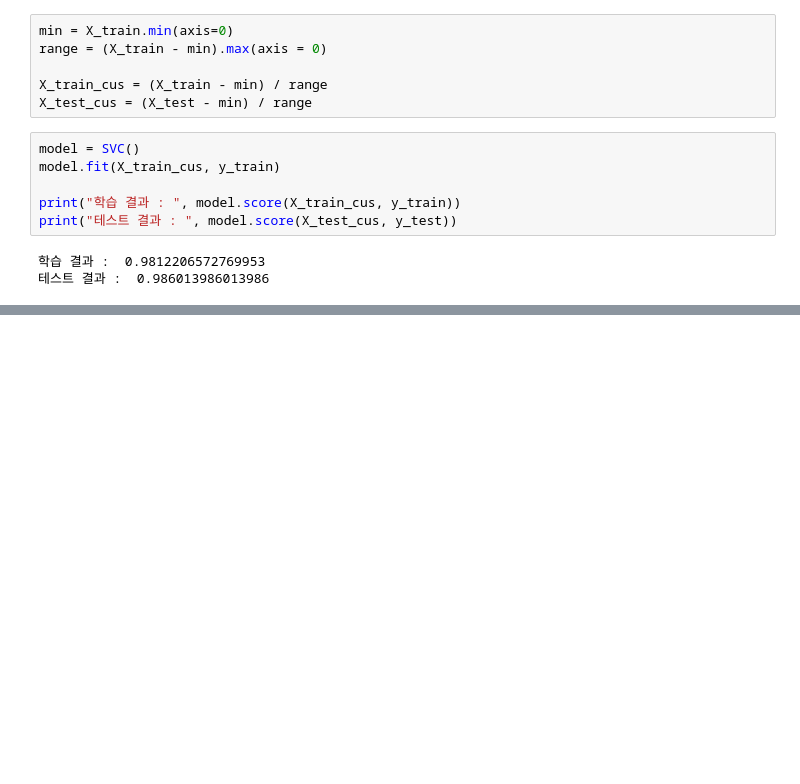
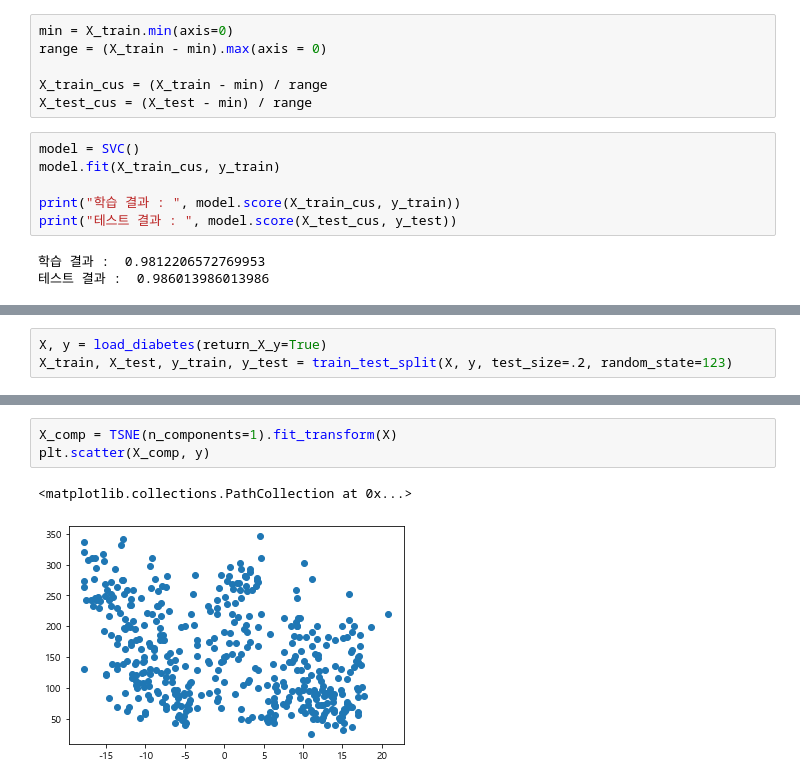
Before and after one commit to NikeLee/pythonwork, a Jupyter notebook: ai/4_SVM.ipynb, the cells around one changed output, grey strips where cells are left out. Cells and saved outputs as stored; diff of their text form; blank space fills up the shorter version.

```diff
--- a/ai/4_SVM.ipynb
+++ b/ai/4_SVM.ipynb
@@ -399,0 +511,3 @@ print("테스트 결과 : ", model.score(X_test_cus, y_test))
+# %%
+X, y = load_diabetes(return_X_y=True)
+X_train, X_test, y_train, y_test = train_test_split(X, y, test_size=.2, random_state=123)
@@ -399,0 +528,6 @@ print("테스트 결과 : ", model.score(X_test_cus, y_test))
+# %%
+X_comp = TSNE(n_components=1).fit_transform(X)
+plt.scatter(X_comp, y)
+# %% [output]
+<matplotlib.collections.PathCollection at 0x...>
+[figure, added]
```
Also changed, not shown: parts of 20 cells of this notebook.
